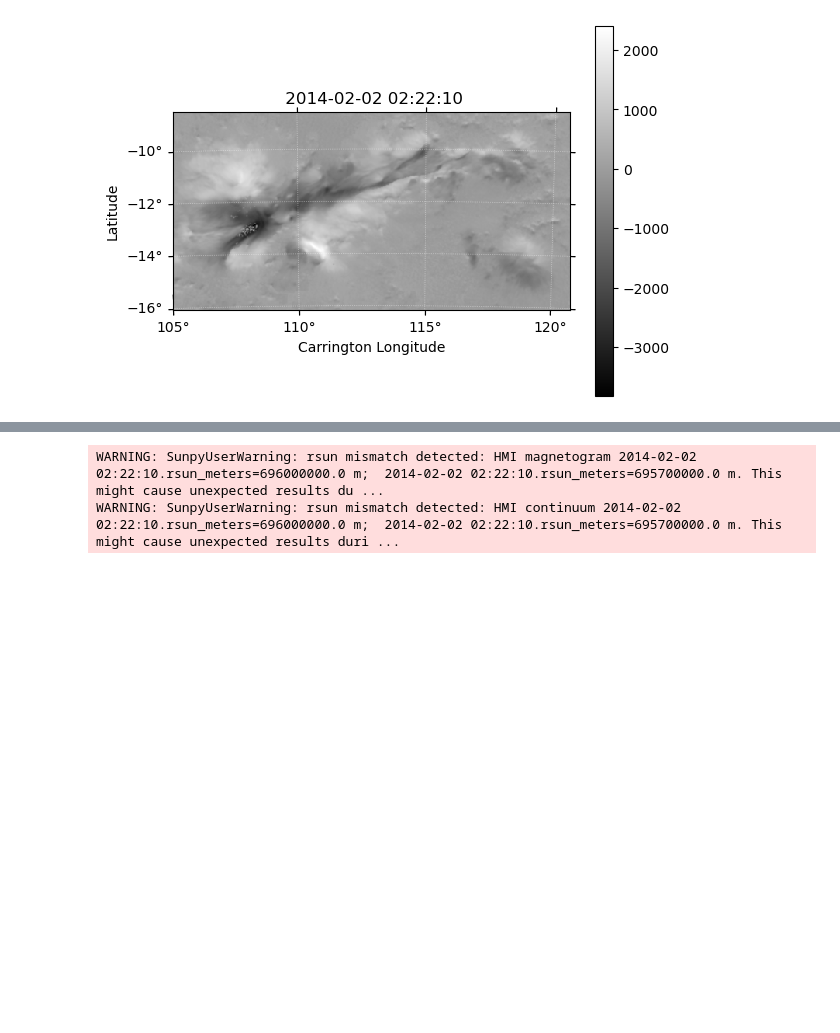
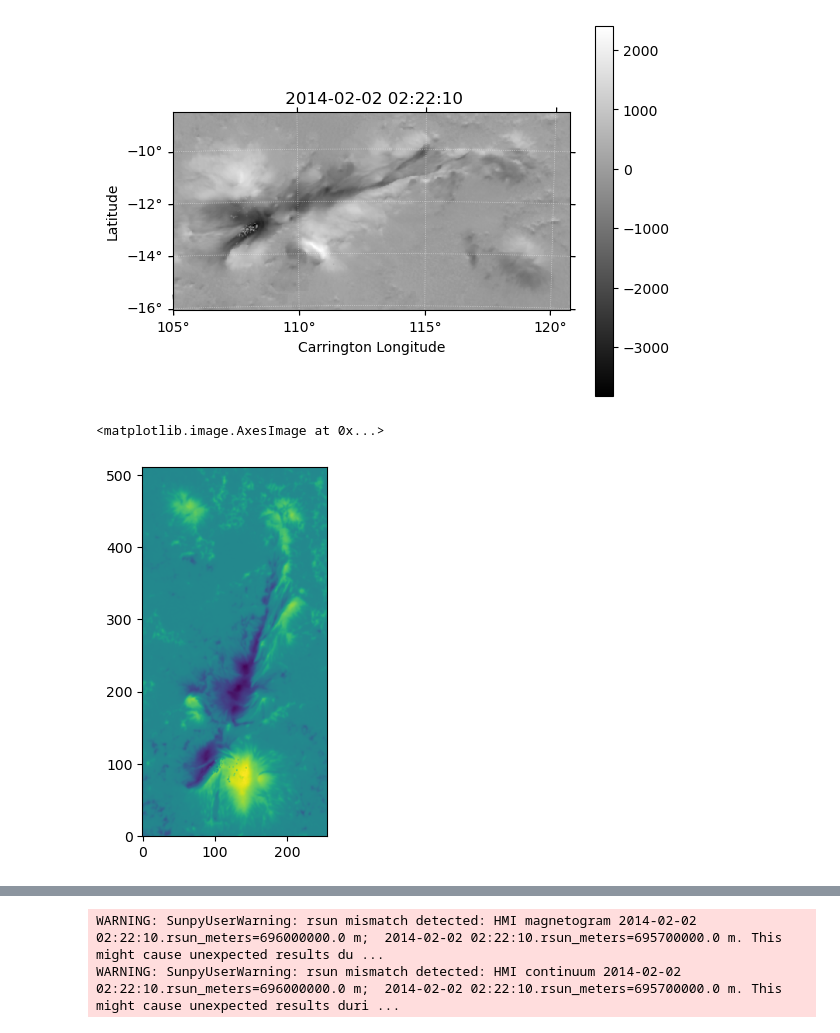
Before and after one commit to suncast-org/pyAMPP-0, a Jupyter notebook: 01_dl_build_box.ipynb, the cells around one changed output, grey strips where cells are left out. Saved outputs shown, nothing was run; the diff lists cells and outputs as text; code cells hidden in the pictures; blank space fills up the shorter version.

```diff
--- a/01_dl_build_box.ipynb
+++ b/01_dl_build_box.ipynb
@@ -192,5 +192,10 @@ box_by.peek()
 [figure]
 [figure]
 [figure]
+# %%
+plt.imshow(box_bz.data.T, origin="lower")
+# %% [output]
+<matplotlib.image.AxesImage at 0x...>
+[figure, added]
 # %%
 maglib_lff = mf_lfff()
```
Also changed, not shown: parts of 9 cells of this notebook, 2 other files.
